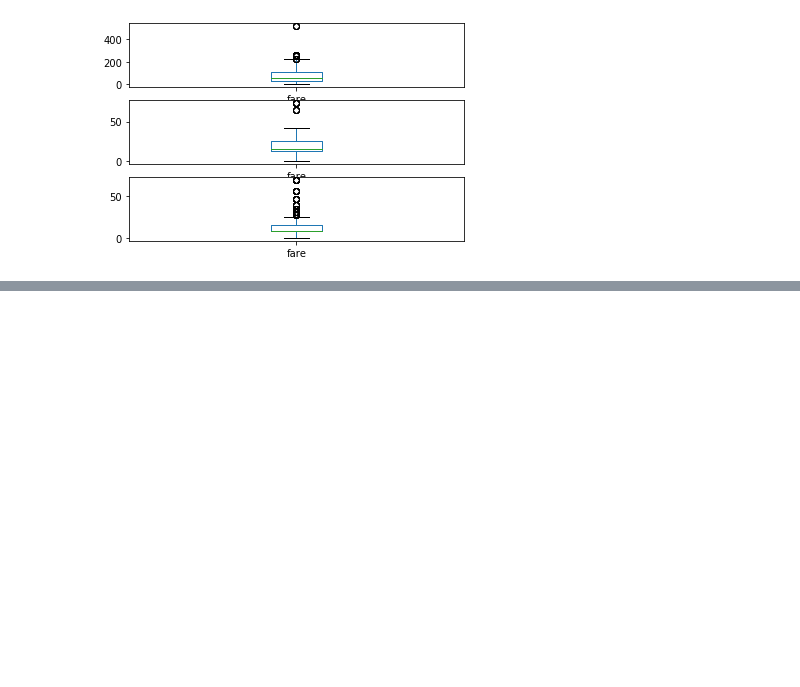
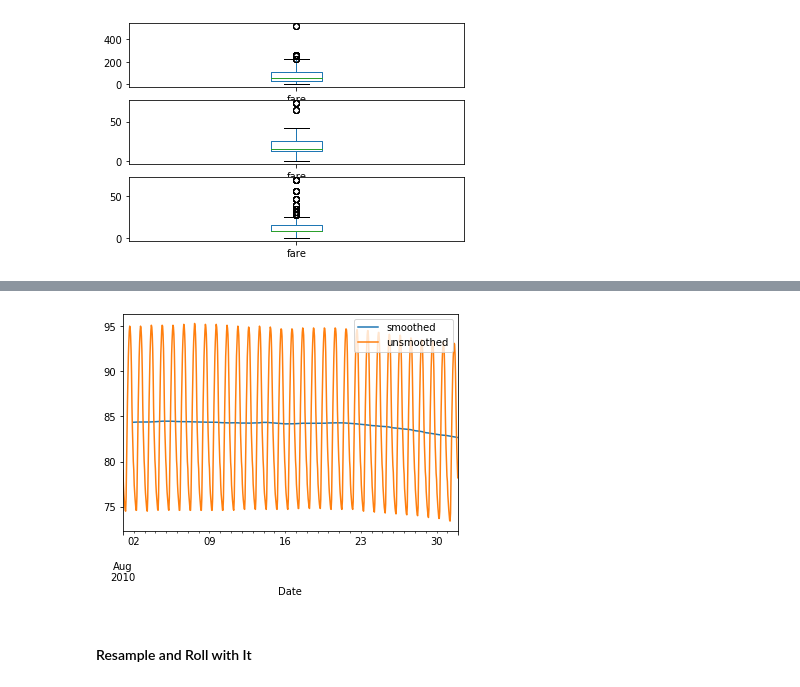
Before and after one commit to thap/python_basics_to_advanced, a Jupyter notebook: pandas foundations.ipynb, the cells around one changed output, grey strips where cells are left out. Drawn from its saved outputs; the diff is of its cells as text; code cells hidden in the pictures; blank space fills up the shorter version.

```diff
--- a/pandas foundations.ipynb
+++ b/pandas foundations.ipynb
@@ -483,0 +696,7 @@ df[df['pclass'] == 3].plot(ax=axes[2], y='fare', kind='box')
+# %%
+df = pd.read_csv('data/weather_data_austin_2010.csv', index_col='Date',
+                 parse_dates=['Date'])
+print(df.head())
+# Downsample to 6 hour data and aggregate by mean
+df1 = df['Temperature'].resample('6h').mean()
+print(df1.head())
@@ -483,0 +732,4 @@ df[df['pclass'] == 3].plot(ax=axes[2], y='fare', kind='box')
+# %%
+# Extract data from 2010-08-01 to 2010-08-15
+unsmoothed = df['Temperature']['2010-08-01':'2010-08-31']
+print(unsmoothed.tail())
@@ -483,0 +744,4 @@ df[df['pclass'] == 3].plot(ax=axes[2], y='fare', kind='box')
+# %%
+# Apply a rolling mean with a 24 hour window
+smoothed = unsmoothed.rolling(window=24).mean()
+print(smoothed.tail())
@@ -483,0 +756,12 @@ df[df['pclass'] == 3].plot(ax=axes[2], y='fare', kind='box')
+# %%
+# Create a DataFrame with columns smoothed and unsmoothed
+august = pd.DataFrame({'smoothed': smoothed, 'unsmoothed': unsmoothed})
+
+# Plot both smoothed and unsmoothed data
+import matplotlib.pyplot as plt
+august.plot()
+plt.show()
+# %% [output]
+[figure, added]
+# %% [markdown]
+#### Resample and Roll with It
```
Also changed, not shown: parts of 30 cells of this notebook.
